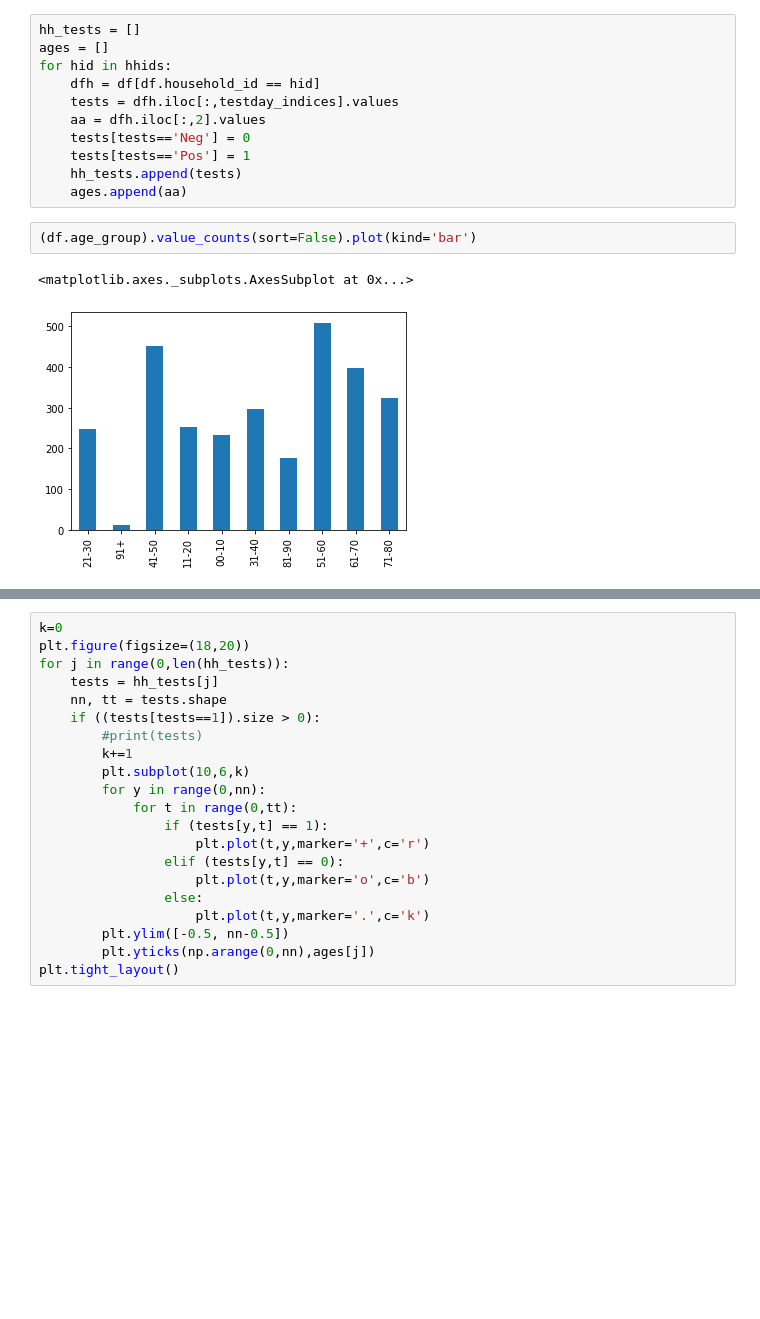
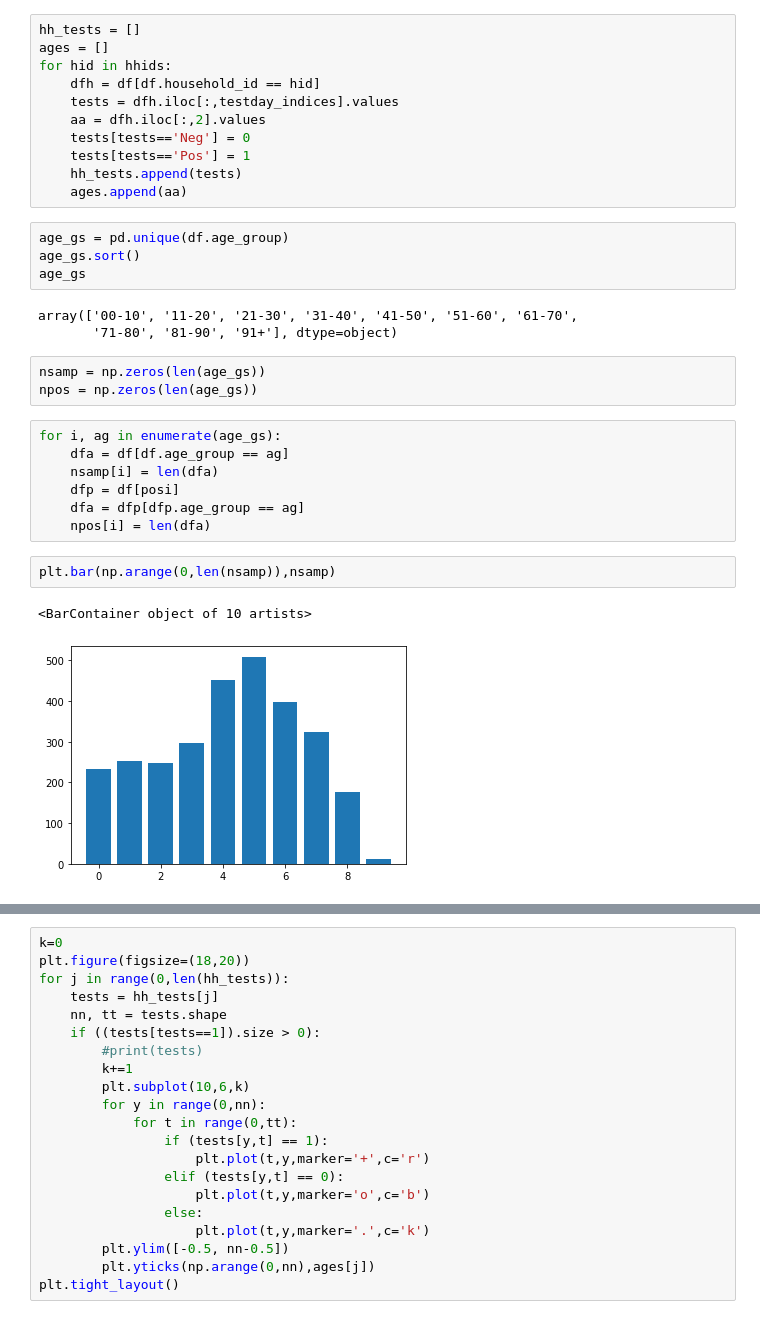
Before and after one commit to JBHilton/covid-19-in-households-public, a Jupyter notebook: examples/vo/vo_plots.ipynb, the cells around one changed output, grey strips where cells are left out. Saved outputs shown, nothing was run; the diff lists cells and outputs as text; blank space fills up the shorter version.

```diff
--- a/examples/vo/vo_plots.ipynb
+++ b/examples/vo/vo_plots.ipynb
@@ -75,8 +80,25 @@ for hid in hhids:
     tests[tests=='Pos'] = 1
     hh_tests.append(tests)
     ages.append(aa)
-# %%
-(df.age_group).value_counts(sort=False).plot(kind='bar')
-# %% [output]
-<matplotlib.axes._subplots.AxesSubplot at 0x...>
-[figure, removed]
+# %%
+age_gs = pd.unique(df.age_group)
+age_gs.sort()
+age_gs
+# %% [output]
+array(['00-10', '11-20', '21-30', '31-40', '41-50', '51-60', '61-70',
+       '71-80', '81-90', '91+'], dtype=object)
+# %%
+nsamp = np.zeros(len(age_gs))
+npos = np.zeros(len(age_gs))
+# %%
+for i, ag in enumerate(age_gs):
+    dfa = df[df.age_group == ag]
+    nsamp[i] = len(dfa)
+    dfp = df[posi]
+    dfa = dfp[dfp.age_group == ag]
+    npos[i] = len(dfa)
+# %%
+plt.bar(np.arange(0,len(nsamp)),nsamp)
+# %% [output]
+<BarContainer object of 10 artists>
+[figure, added]
```
Also changed, not shown: parts of 18 cells of this notebook, 1 other file.
